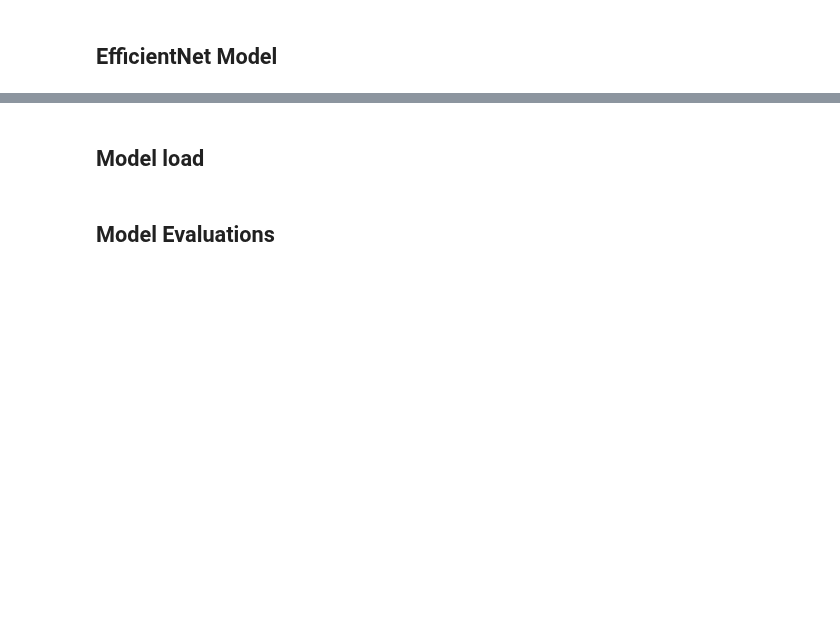
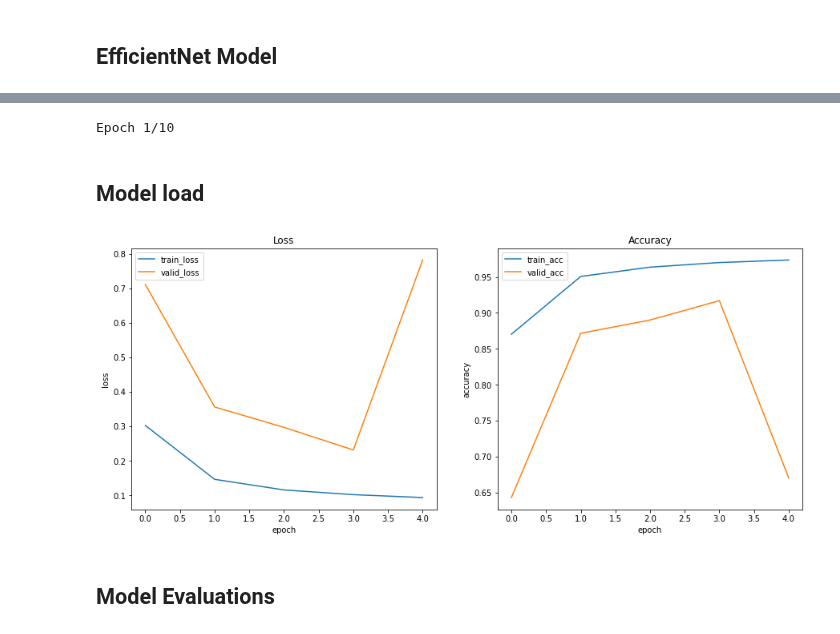
Before and after one commit to michsun/deepfake-detection, a Jupyter notebook: model/notebooks/Deepfake Detection - Follow Up - Training EfficientNetB7.ipynb, the cells around one changed output, grey strips where cells are left out. Cells and saved outputs as stored; diff of their text form; code cells hidden in the pictures; blank space fills up the shorter version.

Commit message:
Updated efficientnet training

```diff
--- a/model/notebooks/Deepfake Detection - Follow Up - Training EfficientNetB7.ipynb
+++ b/model/notebooks/Deepfake Detection - Follow Up - Training EfficientNetB7.ipynb
@@ -428,11 +481,12 @@ model = EfficientNet(input_size=(IMAGE_DIM, IMAGE_DIM,3), dropout=0.25)
 # %%
+# BATCH_SIZE = 16
 history = model.train_model(train_generator=train_generator,
                             valid_generator=valid_generator,
-                            epochs=30,
+                            epochs=5,
                             learning_rate=0.01,
-                            save_model="../weights/efficientnetb7-v3.h5")
+                            save_model="../weights/efficientnetb7-61.h5")
 
-pickle_path = "pickle/efficientnetb7-v3.pickle"
+pickle_path = "pickle/efficientnetb7-61.pickle"
 
 with open(pickle_path, "wb") as f:
   pickle.dump(history, f)
@@ -440,0 +698,6 @@ Epoch 1/30
+# %%
+# end:-3, b7:-61. b6:-255, b5:-403, b4:-552, b3:-656, #b2:-760, #b1:-806
+model = EfficientNet(input_size=(IMAGE_DIM, IMAGE_DIM,3), unfreeze=None, dropout=0.25, desc="-full")
+
+for i, layer in enumerate(model.model.layers[0].layers):
+    print(i, layer.name, layer.trainable)
@@ -440,0 +722,12 @@ Epoch 1/30
+# %%
+# BATCH_SIZE = 4
+history = model.train_model(train_generator=train_generator,
+                            valid_generator=valid_generator,
+                            epochs=5,
+                            learning_rate=0.005, #initial
+                            save_model="../weights/efficientnetb7-full.h5")
+
+pickle_path = "pickle/efficientnetb7-full.pickle"
+
+with open(pickle_path, "wb") as f:
+  pickle.dump(history, f)
@@ -441,3 +751,20 @@ Epoch 1/30
+# %%
+# end:-3, b7:-61. b6:-255, b5:-403, b4:-552, b3:-656, #b2:-760, #b1:-806
+model = EfficientNet(input_size=(IMAGE_DIM, IMAGE_DIM,3), unfreeze=None, dropout=0.25, desc="-full-v2")
+
+# BATCH_SIZE = 4
+history = model.train_model(train_generator=train_generator,
+                            valid_generator=valid_generator,
+                            epochs=10,
+                            learning_rate=0.005, #initial
+                            save_model="../weights/efficientnetb7-full-v2.h5")
+
+pickle_path = "pickle/efficientnetb7-full-v2.pickle"
+
+with open(pickle_path, "wb") as f:
+  pickle.dump(history, f)
+# %% [output]
+Epoch 1/10
 # %% [markdown]
 ## Model load
 # %%
@@ -448,23 +775,25 @@ with open(pickle_path, "rb") as f:
 # %%
 def plot_loss_and_accuracy(history, figsize=(15,6)):
   fig, ax = plt.subplots(1, 2, figsize=figsize)
   ax[0].plot(history['loss'], label='train_loss')
   ax[0].plot(history['val_loss'], label='valid_loss')
   ax[0].set_title("Loss")
   ax[0].set_xlabel("epoch")
   ax[0].set_ylabel("loss")
   ax[0].legend()
   ax[1].plot(history['accuracy'], label='train_acc')
   ax[1].plot(history['val_accuracy'], label='valid_acc')
   ax[1].set_title("Accuracy")
   ax[1].set_xlabel("epoch")
   ax[1].set_ylabel("accuracy")
   ax[1].legend()
 
   plt.show()
 
 
-# plot_loss_and_accuracy(history)
+plot_loss_and_accuracy(history)
+# %% [output]
+[figure, added]
 # %% [markdown]
 ## Model Evaluations
 # %%
```
Also changed, not shown: parts of 30 cells of this notebook, 7 other files.
